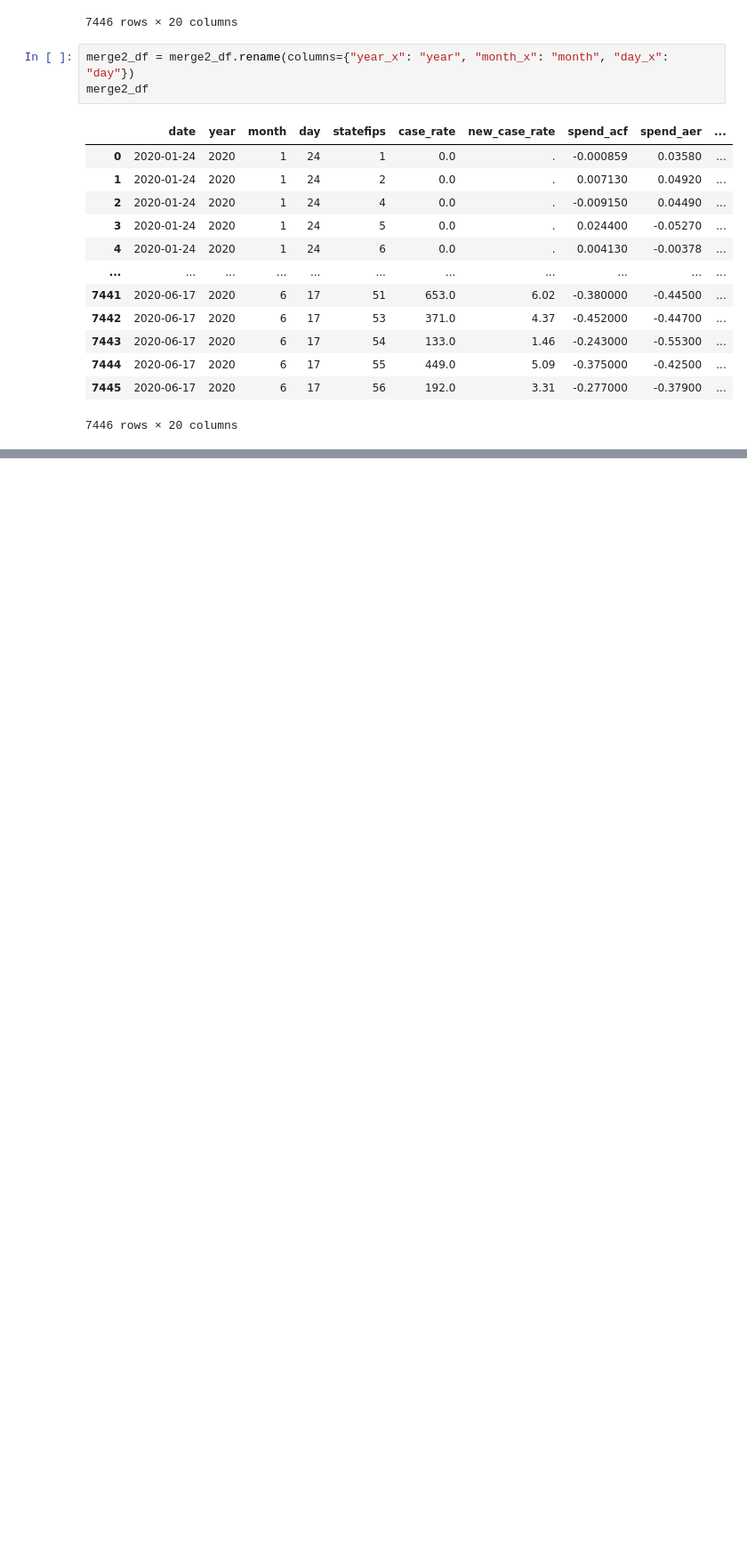
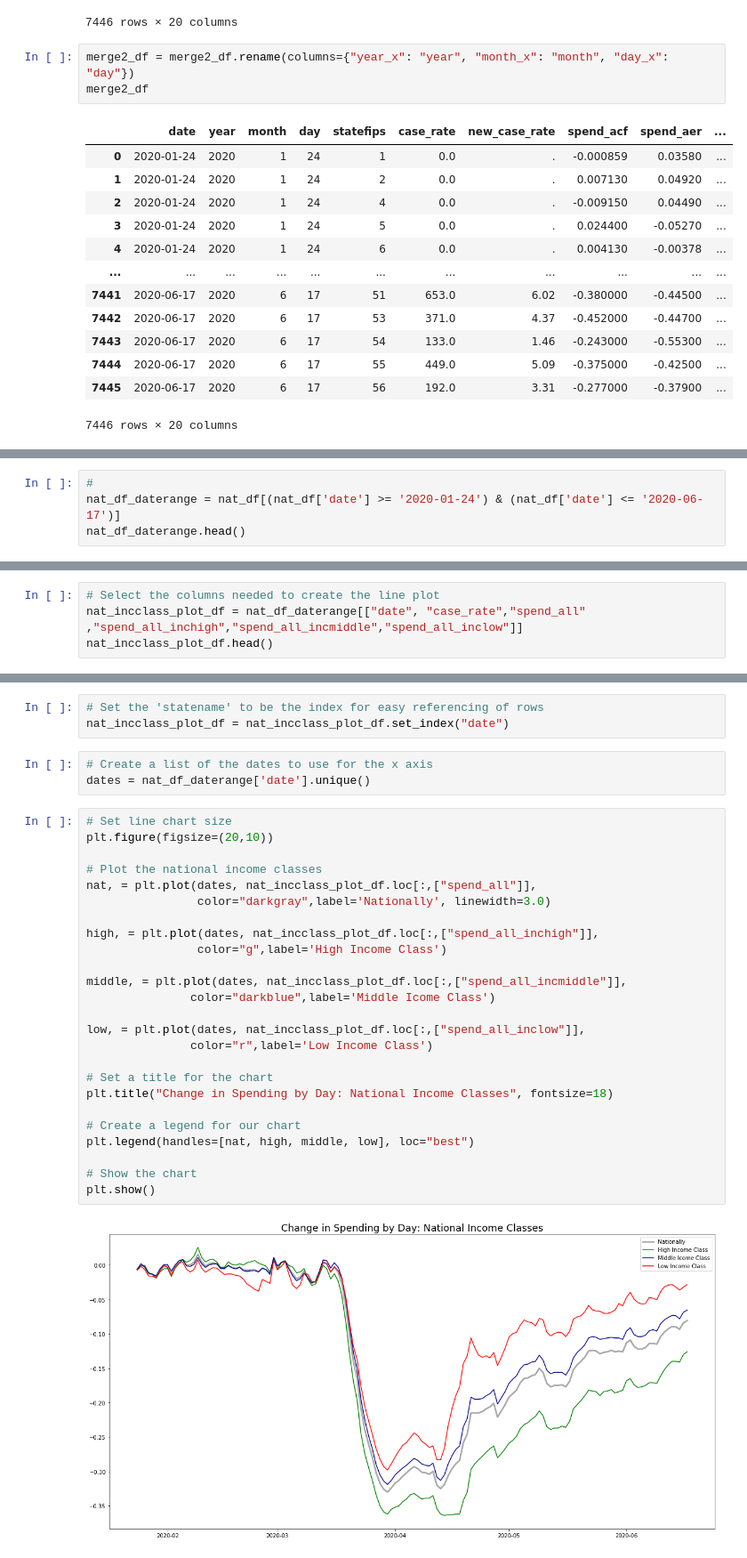
Before and after one commit to Starlinf/Project1, a Jupyter notebook: Project1_Q3.ipynb, the cells around one changed output, grey strips where cells are left out. Shown: that part at 89% size. Saved outputs shown, nothing was run; the diff lists cells and outputs as text; blank space fills up the shorter version.

```diff
--- a/Project1_Q3.ipynb
+++ b/Project1_Q3.ipynb
@@ -289,0 +515,4 @@ years = average_unemployment.keys()
+# %%
+#
+nat_df_daterange = nat_df[(nat_df['date'] >= '2020-01-24') & (nat_df['date'] <= '2020-06-17')]
+nat_df_daterange.head()
@@ -289,0 +526,4 @@ years = average_unemployment.keys()
+# %%
+# Select the columns needed to create the line plot
+nat_incclass_plot_df = nat_df_daterange[["date", "case_rate","spend_all" ,"spend_all_inchigh","spend_all_incmiddle","spend_all_inclow"]]
+nat_incclass_plot_df.head()
@@ -289,0 +537,33 @@ years = average_unemployment.keys()
+# %%
+# Set the 'statename' to be the index for easy referencing of rows
+nat_incclass_plot_df = nat_incclass_plot_df.set_index("date")
+# %%
+# Create a list of the dates to use for the x axis
+dates = nat_df_daterange['date'].unique()
+# %%
+# Set line chart size
+plt.figure(figsize=(20,10))
+
+# Plot the national income classes
+nat, = plt.plot(dates, nat_incclass_plot_df.loc[:,["spend_all"]],
+                color="darkgray",label='Nationally', linewidth=3.0)
+
+high, = plt.plot(dates, nat_incclass_plot_df.loc[:,["spend_all_inchigh"]],
+                color="g",label='High Income Class')
+
+middle, = plt.plot(dates, nat_incclass_plot_df.loc[:,["spend_all_incmiddle"]],
+               color="darkblue",label='Middle Icome Class')
+
+low, = plt.plot(dates, nat_incclass_plot_df.loc[:,["spend_all_inclow"]],
+               color="r",label='Low Income Class')
+
+# Set a title for the chart
+plt.title("Change in Spending by Day: National Income Classes", fontsize=18)
+
+# Create a legend for our chart
+plt.legend(handles=[nat, high, middle, low], loc="best")
+
+# Show the chart
+plt.show()
+# %% [output]
+[figure, added]
```
Also changed, not shown: parts of 54 cells of this notebook.
